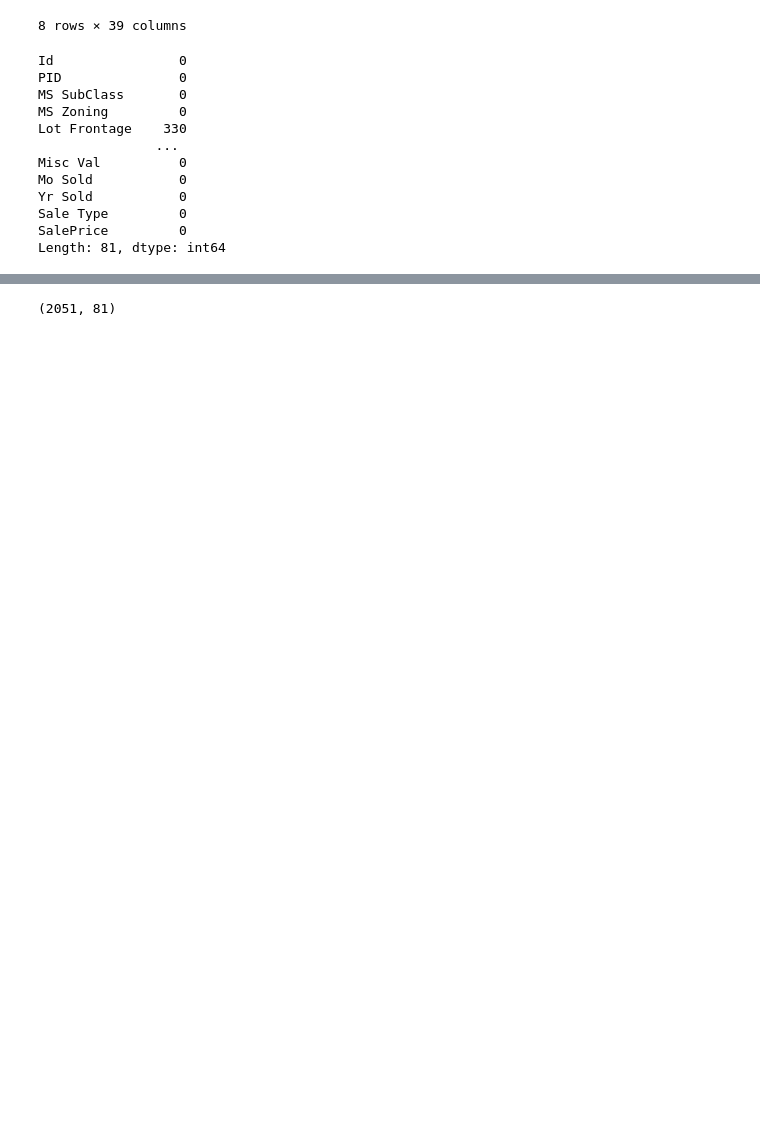
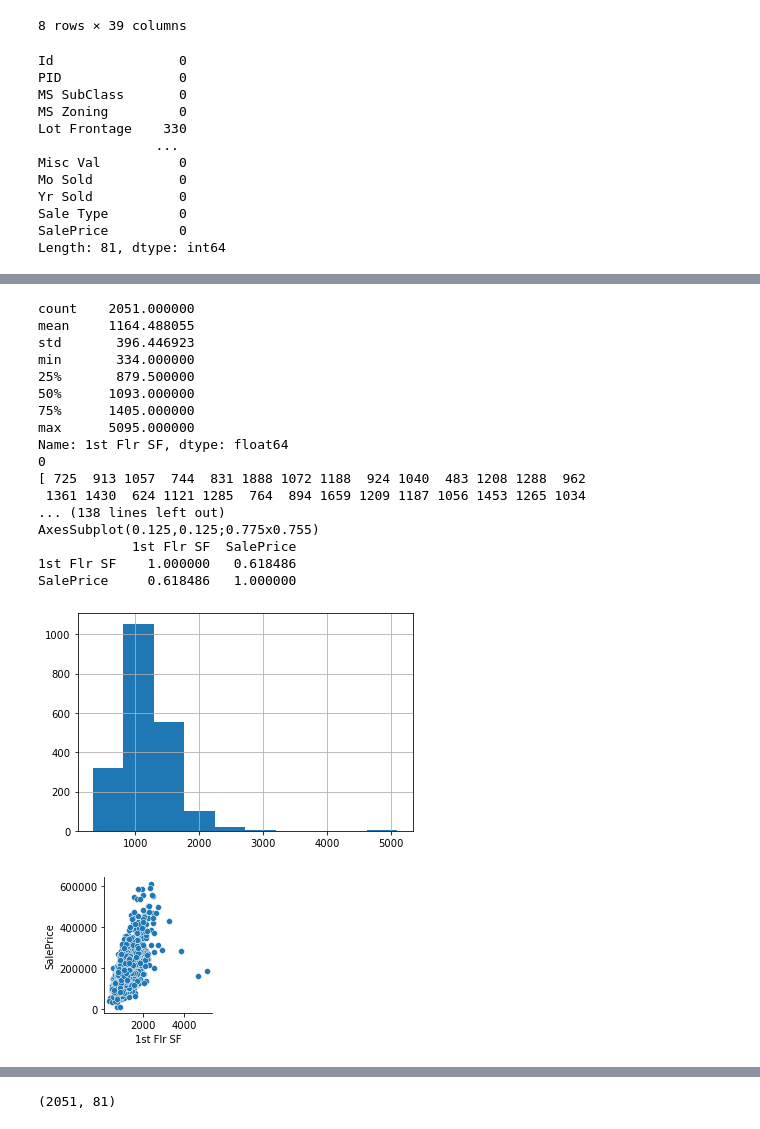
Before and after one commit to vivekbavda/Fair-Housing-Sale-Prices, a Jupyter notebook: VivekBavdaProject2AmesHousingAnalysis.ipynb, the cells around one changed output, grey strips where cells are left out. Saved outputs shown, nothing was run; the diff lists cells and outputs as text; code cells hidden in the pictures; blank space fills up the shorter version.

```diff
--- a/VivekBavdaProject2AmesHousingAnalysis.ipynb
+++ b/VivekBavdaProject2AmesHousingAnalysis.ipynb
@@ -129,0 +200,23 @@ Length: 81, dtype: object
+# %%
+# no null no  absurdities no 0's. It makes sense to combine square feet  with 2nd flooor
+datacleaning('1st Flr SF')
+# %% [output]
+count    2051.000000
+mean     1164.488055
+std       396.446923
+min       334.000000
+25%       879.500000
+50%      1093.000000
+75%      1405.000000
+max      5095.000000
+Name: 1st Flr SF, dtype: float64
+0
+[ 725  913 1057  744  831 1888 1072 1188  924 1040  483 1208 1288  962
+ 1361 1430  624 1121 1285  764  894 1659 1209 1187 1056 1453 1265 1034
+... (138 lines left out)
+AxesSubplot(0.125,0.125;0.775x0.755)
+            1st Flr SF  SalePrice
+1st Flr SF    1.000000   0.618486
+SalePrice     0.618486   1.000000
+[figure, added]
+[figure, added]
```
Also changed, not shown: parts of 33 cells of this notebook.
